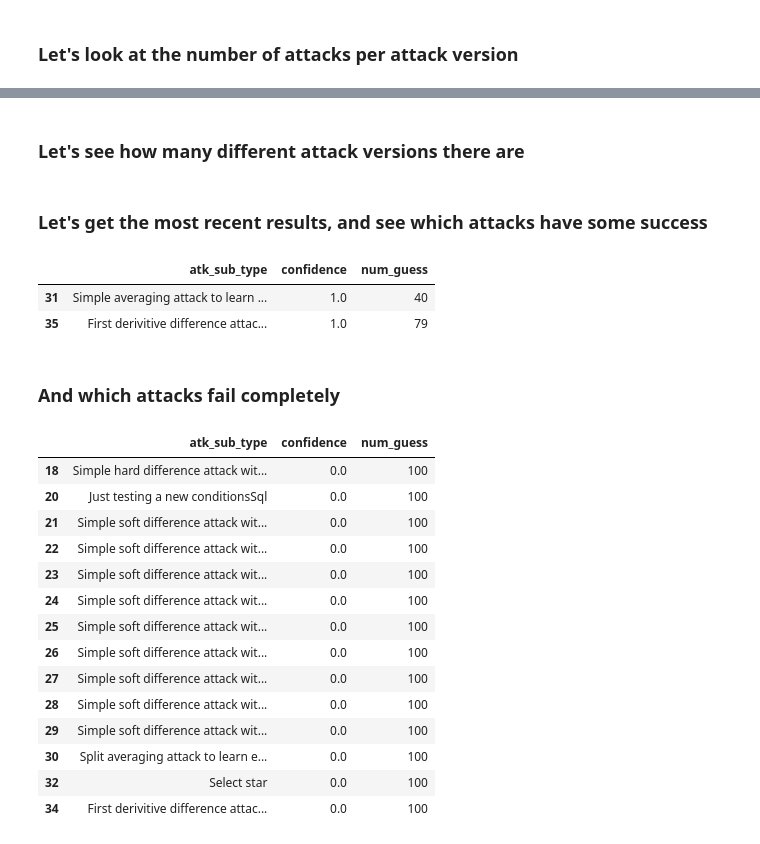
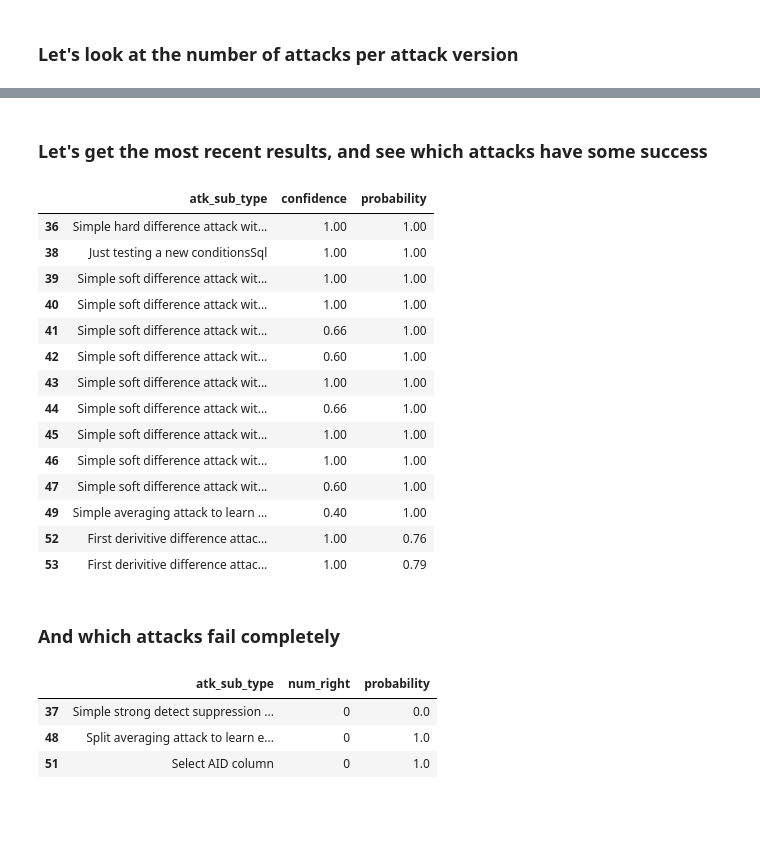
Before and after one commit to iaBIH/attacker, a Jupyter notebook: results.ipynb, the cells around one changed output, grey strips where cells are left out. Drawn from its saved outputs; the diff is of its cells as text; code cells hidden in the pictures; blank space fills up the shorter version.

```diff
--- a/results.ipynb
+++ b/results.ipynb
@@ -41,38 +41,38 @@ df.plot.bar(stacked=True)
-# %% [markdown]
-### Let's see how many different attack versions there are
 # %% [markdown]
 ### Let's get the most recent results, and see which attacks have some success
 # %%
 max_ref = dfRes['sys_ver_num'].max()
 dfLatest = dfRes.loc[dfRes['sys_ver_num'] == max_ref]
+#dfLatest['probability'] = dfWithGuess.apply(lambda row: (row.num_guess / row.total_trials), axis=1)
 # These are the results where at least one guess was made
 dfWithGuess = dfLatest.loc[dfLatest['num_guess'] > 0]
 # Add a column which is the confidence score
-dfWithGuess['confidence'] = dfWithGuess.apply(lambda row: row.num_right / row.num_guess, axis=1)
+#dfWithGuess['confidence'] = dfWithGuess.apply(lambda row: row.num_right / row.num_guess, axis=1)
 dfPass = dfWithGuess.loc[dfWithGuess['confidence'] > 0]
-display(dfPass[['atk_sub_type','confidence','num_guess']])
+display(dfPass[['atk_sub_type','confidence','probability']])
 # %% [output]
-|  | atk_sub_type | confidence | num_guess |
-| 31 | Simple averaging attack to learn ... | 1.0 | 40 |
-| 35 | First derivitive difference attac... | 1.0 | 79 |
+|  | atk_sub_type | confidence | probability |
+| 36 | Simple hard difference attack wit... | 1.00 | 1.00 |
+| 38 | Just testing a new conditionsSql | 1.00 | 1.00 |
+| 39 | Simple soft difference attack wit... | 1.00 | 1.00 |
+| 40 | Simple soft difference attack wit... | 1.00 | 1.00 |
+| 41 | Simple soft difference attack wit... | 0.66 | 1.00 |
+| 42 | Simple soft difference attack wit... | 0.60 | 1.00 |
+| 43 | Simple soft difference attack wit... | 1.00 | 1.00 |
+| 44 | Simple soft difference attack wit... | 0.66 | 1.00 |
+| 45 | Simple soft difference attack wit... | 1.00 | 1.00 |
+| 46 | Simple soft difference attack wit... | 1.00 | 1.00 |
+| 47 | Simple soft difference attack wit... | 0.60 | 1.00 |
+| 49 | Simple averaging attack to learn ... | 0.40 | 1.00 |
+| 52 | First derivitive difference attac... | 1.00 | 0.76 |
+| 53 | First derivitive difference attac... | 1.00 | 0.79 |
 # %% [markdown]
 ### And which attacks fail completely
 # %%
-dfFail = dfWithGuess.loc[(dfWithGuess['confidence'] == 0) & (dfWithGuess['reason'] != 'disallowed')]
-display(dfFail[['atk_sub_type','confidence','num_guess']])
+dfFail = dfLatest.loc[(dfLatest['num_right'] == 0) & (dfLatest['reason'] != 'disallowed')]
+display(dfFail[['atk_sub_type','num_right','probability']])
 # %% [output]
-|  | atk_sub_type | confidence | num_guess |
-| 18 | Simple hard difference attack wit... | 0.0 | 100 |
-| 20 | Just testing a new conditionsSql | 0.0 | 100 |
-| 21 | Simple soft difference attack wit... | 0.0 | 100 |
-| 22 | Simple soft difference attack wit... | 0.0 | 100 |
-| 23 | Simple soft difference attack wit... | 0.0 | 100 |
-| 24 | Simple soft difference attack wit... | 0.0 | 100 |
-| 25 | Simple soft difference attack wit... | 0.0 | 100 |
-| 26 | Simple soft difference attack wit... | 0.0 | 100 |
-| 27 | Simple soft difference attack wit... | 0.0 | 100 |
-| 28 | Simple soft difference attack wit... | 0.0 | 100 |
-| 29 | Simple soft difference attack wit... | 0.0 | 100 |
-| 30 | Split averaging attack to learn e... | 0.0 | 100 |
-| 32 | Select star | 0.0 | 100 |
-| 34 | First derivitive difference attac... | 0.0 | 100 |
+|  | atk_sub_type | num_right | probability |
+| 37 | Simple strong detect suppression ... | 0 | 0.0 |
+| 48 | Split averaging attack to learn e... | 0 | 1.0 |
+| 51 | Select AID column | 0 | 1.0 |
```
Also changed, not shown: parts of 1 cell of this notebook, 2 other files.
